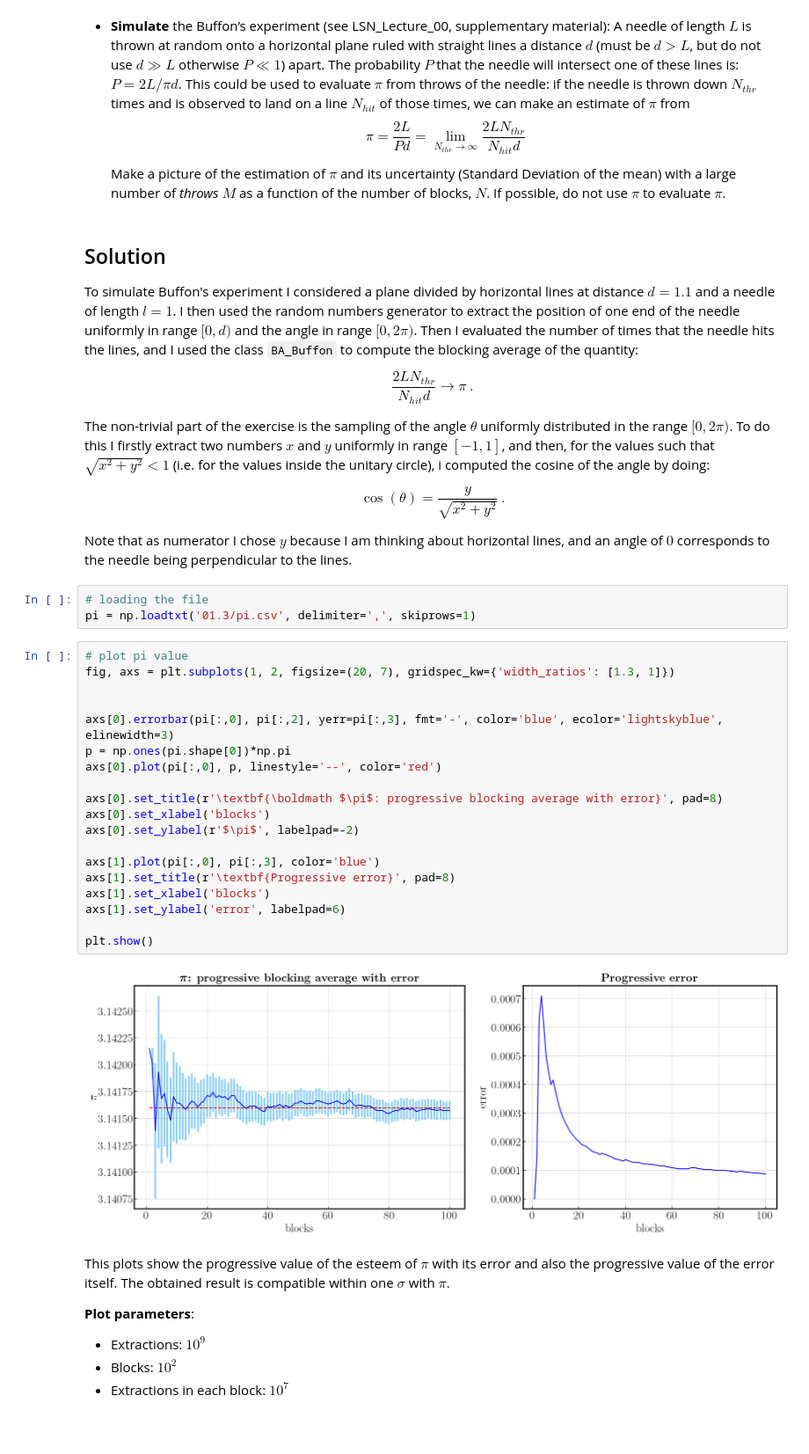
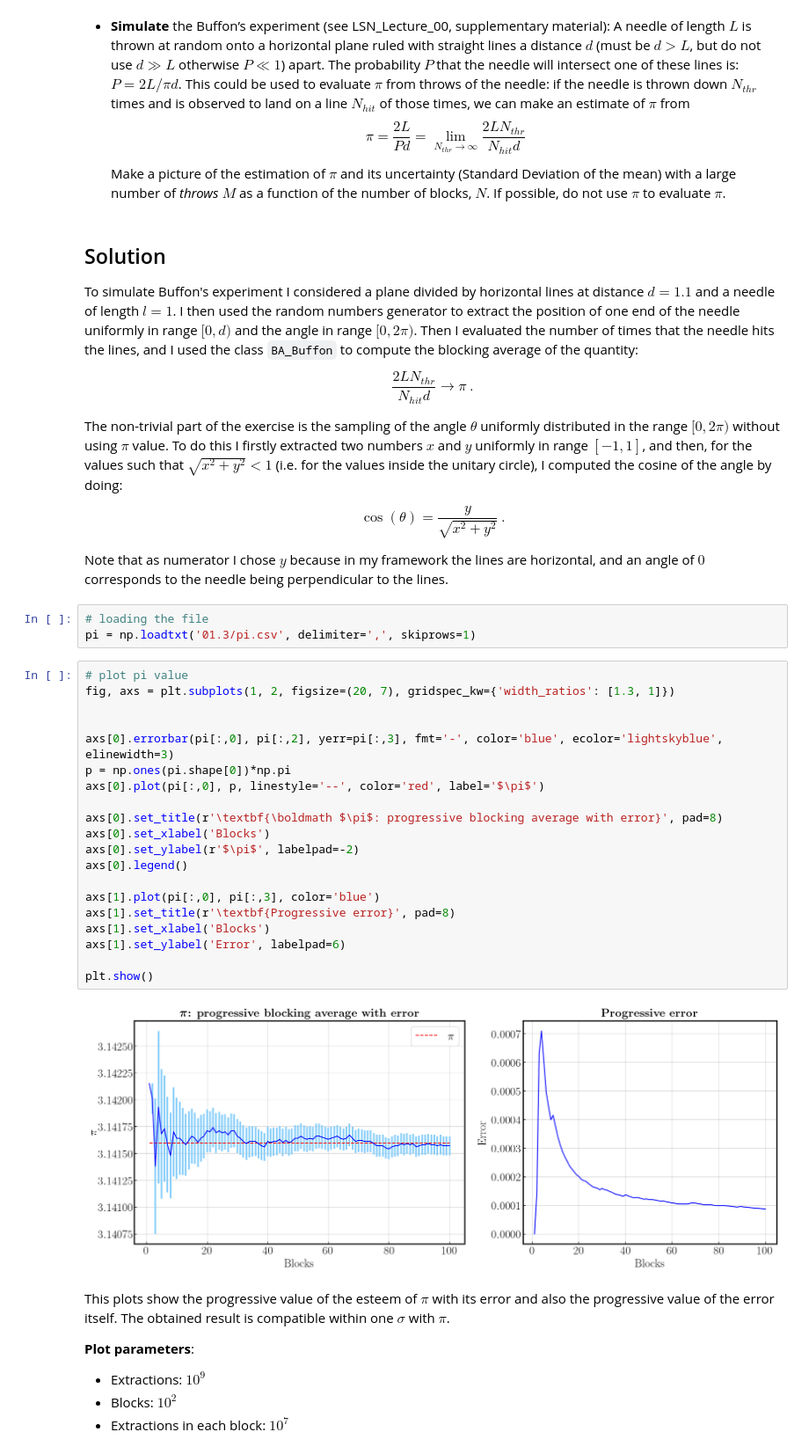
Before and after one commit to ste-cartu/Numerical-Simulation-Laboratory, a Jupyter notebook: Exercise_01/Exercise_01.ipynb, the cells around one changed output. Shown at 88% size. Drawn from its saved outputs; the diff is of its cells as text; blank space fills up the shorter version.

```diff
--- a/Exercise_01/Exercise_01.ipynb
+++ b/Exercise_01/Exercise_01.ipynb
@@ -431,35 +450,36 @@ To simulate Buffon's experiment I considered a plane divided by horizontal lines
 
 $$ \frac{2LN_{thr}}{N_{hit}d} \to \pi \ . $$
 
-The non-trivial part of the exercise is the sampling of the angle $\theta$ uniformly distributed in the range $[0,2\pi)$. To do this I firstly extract two numbers $x$ and $y$ uniformly in range $[-1,1]$, and then, for the values such that $\sqrt{x^2 + y^2} < 1$ (i.e. for the values inside the unitary circle), i computed the cosine of the angle by doing:
+The non-trivial part of the exercise is the sampling of the angle $\theta$ uniformly distributed in the range $[0,2\pi)$ without using $\pi$ value. To do this I firstly extracted two numbers $x$ and $y$ uniformly in range $[-1,1]$, and then, for the values such that $\sqrt{x^2 + y^2} < 1$ (i.e. for the values inside the unitary circle), I computed the cosine of the angle by doing:
 
 $$ \cos(\theta) = \frac{y}{\sqrt{x^2 + y^2}} \ . $$
 
-Note that as numerator I chose $y$ because I am thinking about horizontal lines, and an angle of $0$ corresponds to the needle being perpendicular to the lines.
+Note that as numerator I chose $y$ because in my framework the lines are horizontal, and an angle of $0$ corresponds to the needle being perpendicular to the lines.
 # %%
 # loading the file
 pi = np.loadtxt('01.3/pi.csv', delimiter=',', skiprows=1)
 # %%
 # plot pi value
 fig, axs = plt.subplots(1, 2, figsize=(20, 7), gridspec_kw={'width_ratios': [1.3, 1]})
 
 
 axs[0].errorbar(pi[:,0], pi[:,2], yerr=pi[:,3], fmt='-', color='blue', ecolor='lightskyblue', elinewidth=3)
 p = np.ones(pi.shape[0])*np.pi
-axs[0].plot(pi[:,0], p, linestyle='--', color='red')
+axs[0].plot(pi[:,0], p, linestyle='--', color='red', label='$\pi$')
 
 axs[0].set_title(r'\textbf{\boldmath $\pi$: progressive blocking average with error}', pad=8)
-axs[0].set_xlabel('blocks')
+axs[0].set_xlabel('Blocks')
 axs[0].set_ylabel(r'$\pi$', labelpad=-2)
+axs[0].legend()
 
 axs[1].plot(pi[:,0], pi[:,3], color='blue')
 axs[1].set_title(r'\textbf{Progressive error}', pad=8)
-axs[1].set_xlabel('blocks')
-axs[1].set_ylabel('error', labelpad=6)
+axs[1].set_xlabel('Blocks')
+axs[1].set_ylabel('Error', labelpad=6)
 
 plt.show()
 # %% [output]
-[figure, old version]
+[figure, new version]
 # %% [markdown]
 This plots show the progressive value of the esteem of $\pi$ with its error and also the progressive value of the error itself. The obtained result is compatible within one $\sigma$ with $\pi$.
 
```
Also changed, not shown: parts of 10 cells of this notebook.
